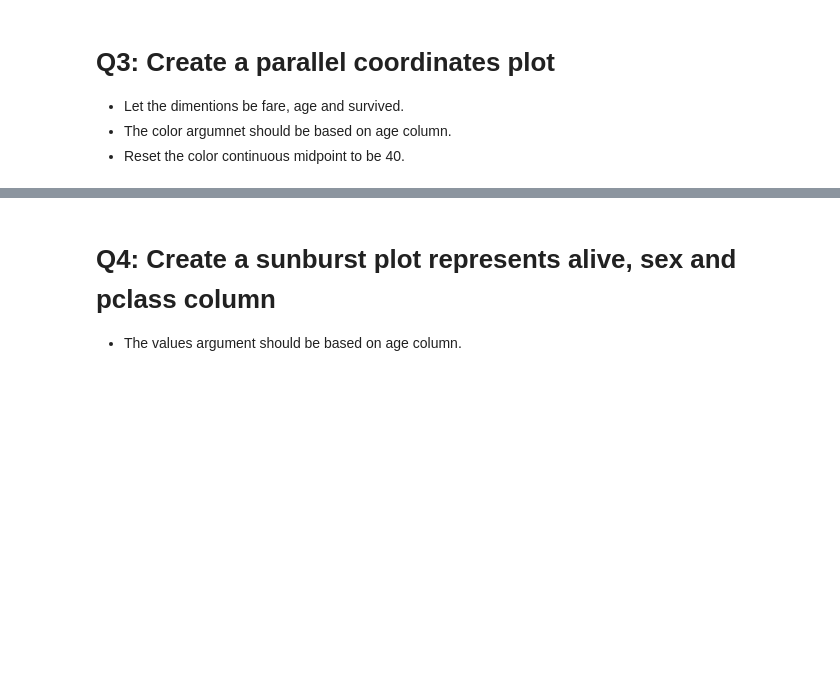
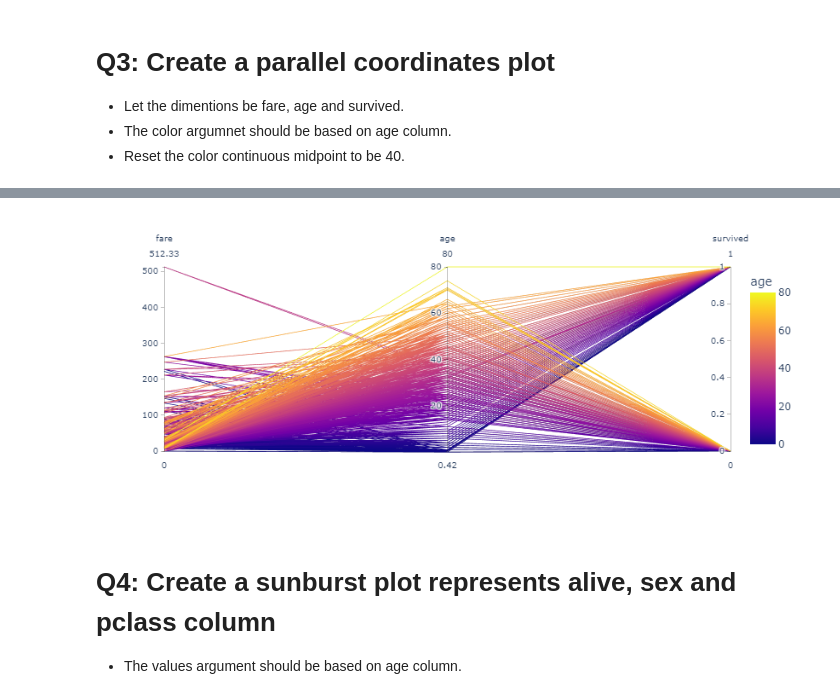
Before and after one commit to Tuwaiq-Data-Science-Bootcamp-V4/Plotly-Lab1, a Jupyter notebook: Plotly_Assignment.ipynb, the cells around one changed output, grey strips where cells are left out. Cells and saved outputs as stored; diff of their text form; code cells hidden in the pictures; blank space fills up the shorter version.

```diff
--- a/Plotly_Assignment.ipynb
+++ b/Plotly_Assignment.ipynb
@@ -23,4 +31,7 @@ df = pd.read_csv('titanic.csv')
 - Reset the color continuous midpoint to be 40.
 # %%
 # write your code here ^_^
+fig = px.parallel_coordinates(df, color="age", dimensions=['fare', 'age', 'survived'],
+                             color_continuous_midpoint=40)
+fig.show()
 # %% [output]
@@ -28,3 +38,4 @@ df = pd.read_csv('titanic.csv')
+[figure, added]
 # %% [markdown]
 # Q4: Create a sunburst plot represents alive, sex and pclass column
 - The values argument should be based on age column.
```
Also changed, not shown: parts of 4 cells of this notebook.
